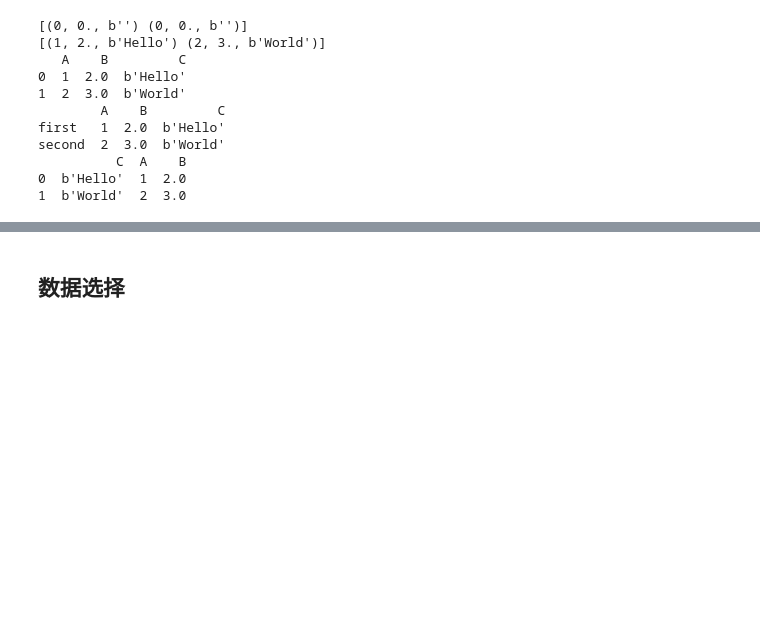
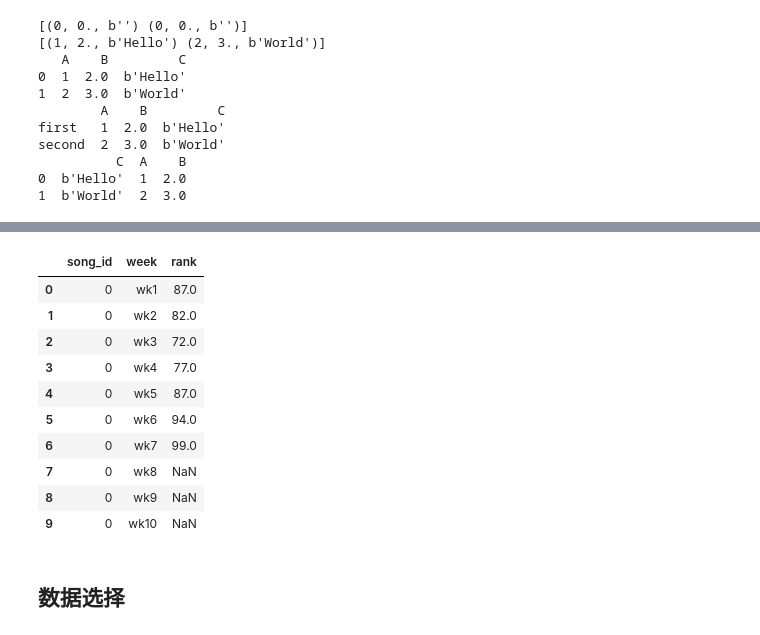
Before and after one commit to jason-wang1/PythonCookBook, a Jupyter notebook: 3_pandas/3_dataframe.ipynb, the cells around one changed output, grey strips where cells are left out. Cells and saved outputs as stored; diff of their text form; code cells hidden in the pictures; blank space fills up the shorter version.

```diff
--- a/3_pandas/3_dataframe.ipynb
+++ b/3_pandas/3_dataframe.ipynb
@@ -108,3 +192,19 @@ second  2  3.0  b'World'
+# %%
+ranks = pd.merge(melted_df, songs, on=["year","artist", "track", "time", "date.entered"])
+ranks = ranks[["song_id", "week","rank"]]
+ranks.head(10)
+# %% [output]
+|  | song_id | week | rank |
+| 0 | 0 | wk1 | 87.0 |
+| 1 | 0 | wk2 | 82.0 |
+| 2 | 0 | wk3 | 72.0 |
+| 3 | 0 | wk4 | 77.0 |
+| 4 | 0 | wk5 | 87.0 |
+| 5 | 0 | wk6 | 94.0 |
+| 6 | 0 | wk7 | 99.0 |
+| 7 | 0 | wk8 | NaN |
+| 8 | 0 | wk9 | NaN |
+| 9 | 0 | wk10 | NaN |
 # %% [markdown]
 ## 数据选择
 # %% [markdown]
```
Also changed, not shown: parts of 7 cells of this notebook, 2 other files.
